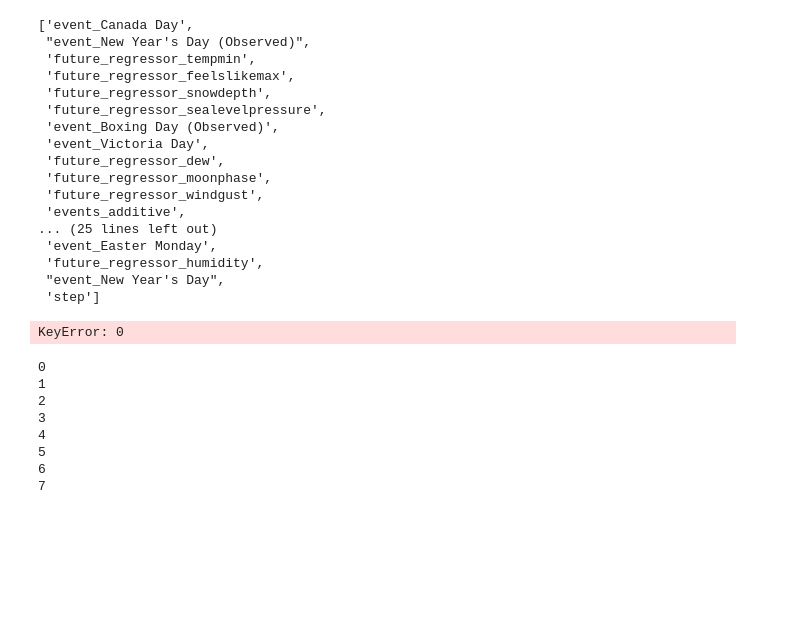
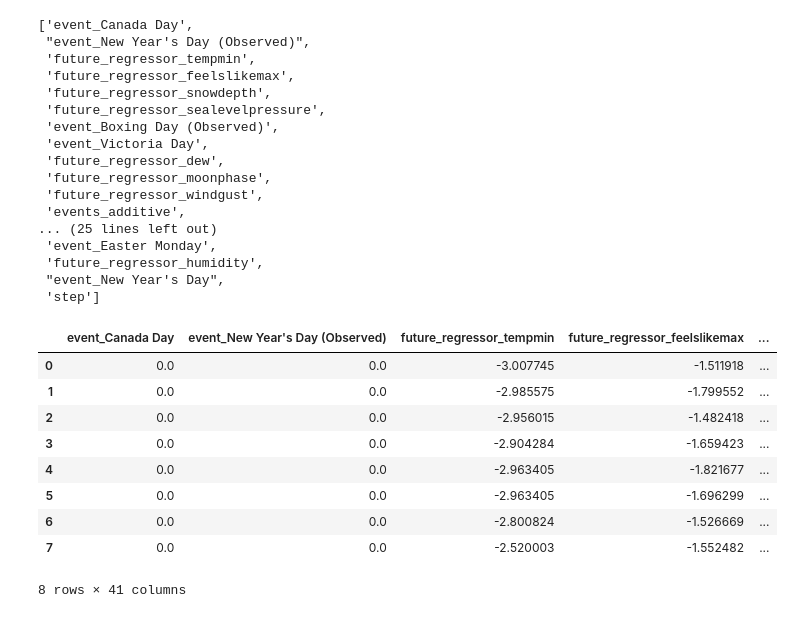
Before and after one commit to drdevinhopkins/hourly-report-neuralprophet, a Jupyter notebook: notebooks/daily_visits_with_weather.ipynb, the cells around one changed output. Drawn from its saved outputs; the diff is of its cells as text; code cells hidden in the pictures; blank space fills up the shorter version.

```diff
--- a/notebooks/daily_visits_with_weather.ipynb
+++ b/notebooks/daily_visits_with_weather.ipynb
@@ -224,20 +224,19 @@ unique_columns
  'future_regressor_humidity',
  "event_New Year's Day",
  'step']
-# %%
-for step in range(0,1):
-    print(forecast[[column+str(step) for column in unique_columns]].transpose().sort_values(by=0, ascending=False))
-# %% [output]
-KeyError: 0
-# %%
-for step in range(0,8):
-    print(step)
-# %% [output]
-0
-1
-2
-3
-4
-5
-6
-7
+# %%
+output = pd.DataFrame()
+for column in unique_columns:
+        output[column] = forecast[[column_name for column_name in forecast.columns if column in column_name]].iloc[0].reset_index(drop=True)
+output
+# %% [output]
+|  | event_Canada Day | event_New Year's Day (Observed) | future_regressor_tempmin | future_regressor_feelslikemax | ... |
+| 0 | 0.0 | 0.0 | -3.007745 | -1.511918 | ... |
+| 1 | 0.0 | 0.0 | -2.985575 | -1.799552 | ... |
+| 2 | 0.0 | 0.0 | -2.956015 | -1.482418 | ... |
+| 3 | 0.0 | 0.0 | -2.904284 | -1.659423 | ... |
+| 4 | 0.0 | 0.0 | -2.963405 | -1.821677 | ... |
+| 5 | 0.0 | 0.0 | -2.963405 | -1.696299 | ... |
+| 6 | 0.0 | 0.0 | -2.800824 | -1.526669 | ... |
+| 7 | 0.0 | 0.0 | -2.520003 | -1.552482 | ... |
+8 rows × 41 columns
```
Also changed, not shown: parts of 9 cells of this notebook, 1 other file.
